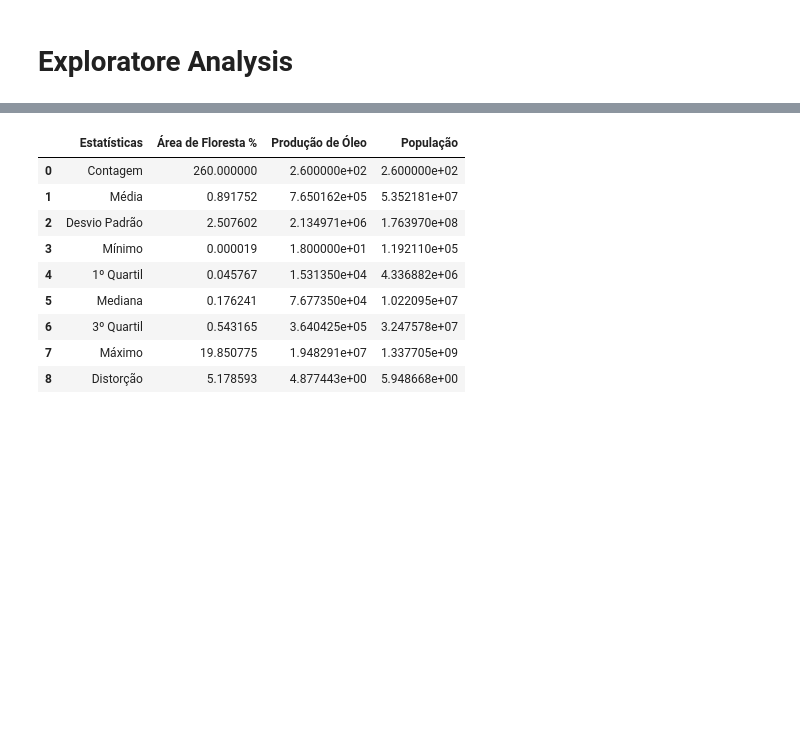
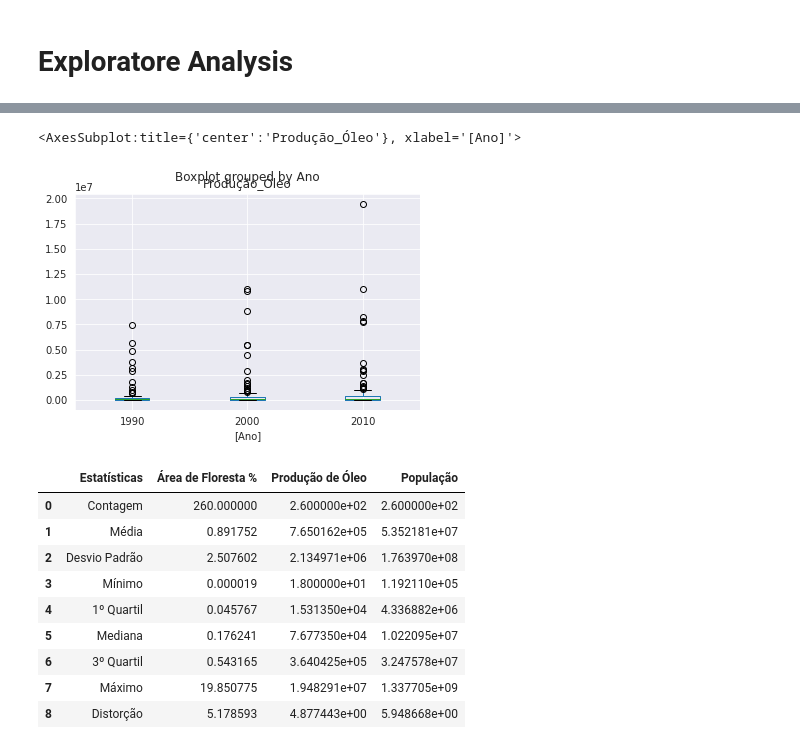
Before and after one commit to luanicaro/Desmatamento, a Jupyter notebook: src/Homework.ipynb, the cells around one changed output, grey strips where cells are left out. Cells and saved outputs as stored; diff of their text form; code cells hidden in the pictures; blank space fills up the shorter version.

```diff
--- a/src/Homework.ipynb
+++ b/src/Homework.ipynb
@@ -81,3 +93,8 @@ data_string, data_value,  y, target = separaData(data)
+# %%
+data.boxplot(['Produção_Óleo'],by = ['Ano'])
+# %% [output]
+<AxesSubplot:title={'center':'Produção_Óleo'}, xlabel='[Ano]'>
+[figure, added]
 # %%
 mono = pd.DataFrame({'Estatísticas' : ['Contagem', 'Média', 'Desvio Padrão', 'Mínimo', '1º Quartil', 'Mediana', '3º Quartil', 'Máximo', 'Distorção'],
                      'Área de Floresta %': [data.Área_de_Floresta.count(), data.Área_de_Floresta.mean(), data.Área_de_Floresta.std(),
```
Also changed, not shown: parts of 3 cells of this notebook.
